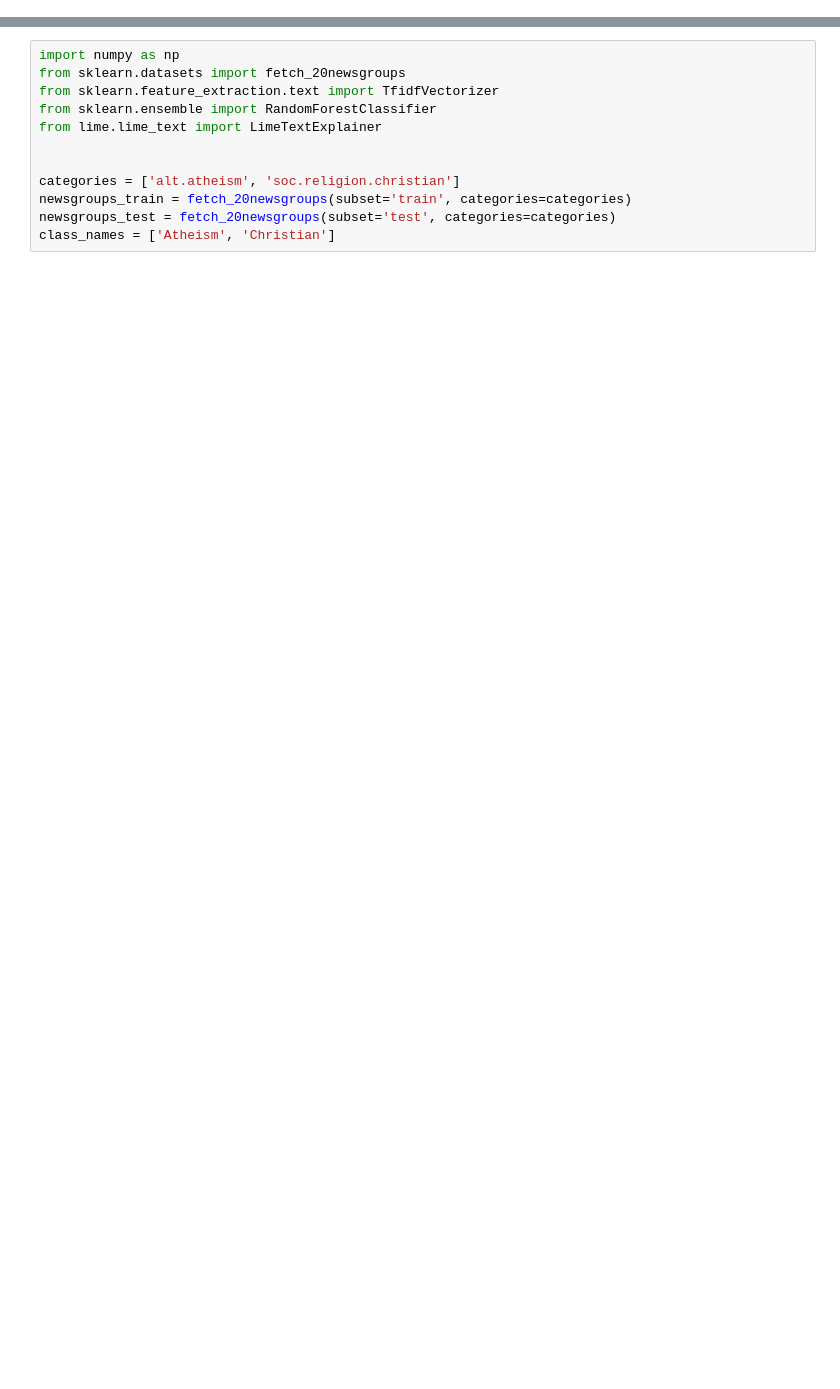
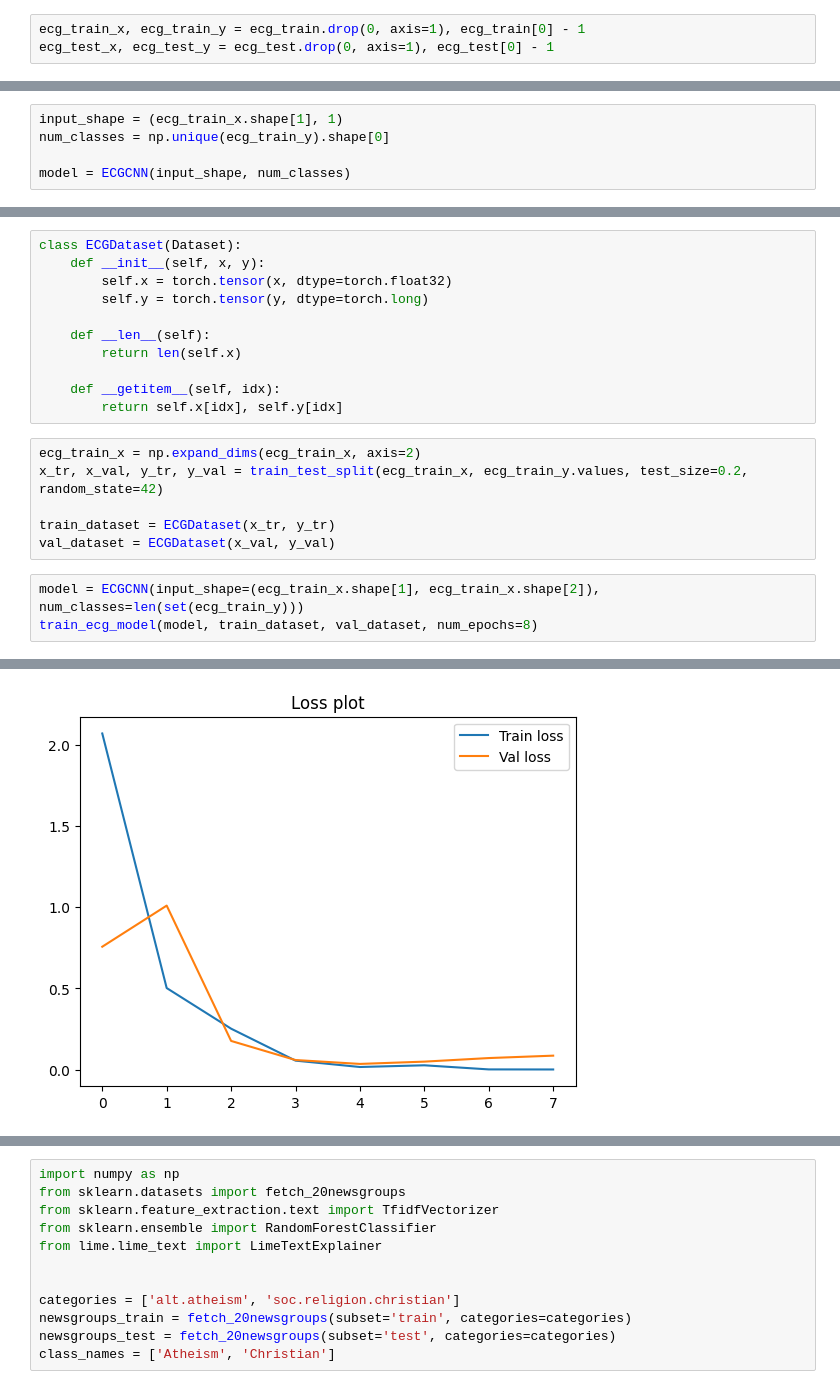
Before and after one commit to miadamczyk/miniproject_2, a Jupyter notebook: 3_LIME.ipynb, the cells around one changed output, grey strips where cells are left out. Saved outputs shown, nothing was run; the diff lists cells and outputs as text; blank space fills up the shorter version.

```diff
--- a/3_LIME.ipynb
+++ b/3_LIME.ipynb
@@ -98,0 +132,3 @@ Funkcja ta ma właściwość **submodularności** (efekt malejących zysków - d
+# %%
+ecg_train_x, ecg_train_y = ecg_train.drop(0, axis=1), ecg_train[0] - 1
+ecg_test_x, ecg_test_y = ecg_test.drop(0, axis=1), ecg_test[0] - 1
@@ -98,0 +183,5 @@ Funkcja ta ma właściwość **submodularności** (efekt malejących zysków - d
+# %%
+input_shape = (ecg_train_x.shape[1], 1)
+num_classes = np.unique(ecg_train_y).shape[0]
+
+model = ECGCNN(input_shape, num_classes)
@@ -98,0 +267,21 @@ Funkcja ta ma właściwość **submodularności** (efekt malejących zysków - d
+# %%
+class ECGDataset(Dataset):
+    def __init__(self, x, y):
+        self.x = torch.tensor(x, dtype=torch.float32)
+        self.y = torch.tensor(y, dtype=torch.long)
+
+    def __len__(self):
+        return len(self.x)
+
+    def __getitem__(self, idx):
+        return self.x[idx], self.y[idx]
+# %%
+ecg_train_x = np.expand_dims(ecg_train_x, axis=2)
+x_tr, x_val, y_tr, y_val = train_test_split(ecg_train_x, ecg_train_y.values, test_size=0.2, random_state=42)
+
+train_dataset = ECGDataset(x_tr, y_tr)
+val_dataset = ECGDataset(x_val, y_val)
+# %%
+model = ECGCNN(input_shape=(ecg_train_x.shape[1], ecg_train_x.shape[2]), num_classes=len(set(ecg_train_y)))
+train_ecg_model(model, train_dataset, val_dataset, num_epochs=8)
+# %% [output]
@@ -98,0 +296 @@ Funkcja ta ma właściwość **submodularności** (efekt malejących zysków - d
+[figure, added]
```
Also changed, not shown: parts of 30 cells of this notebook, 7 other files.
